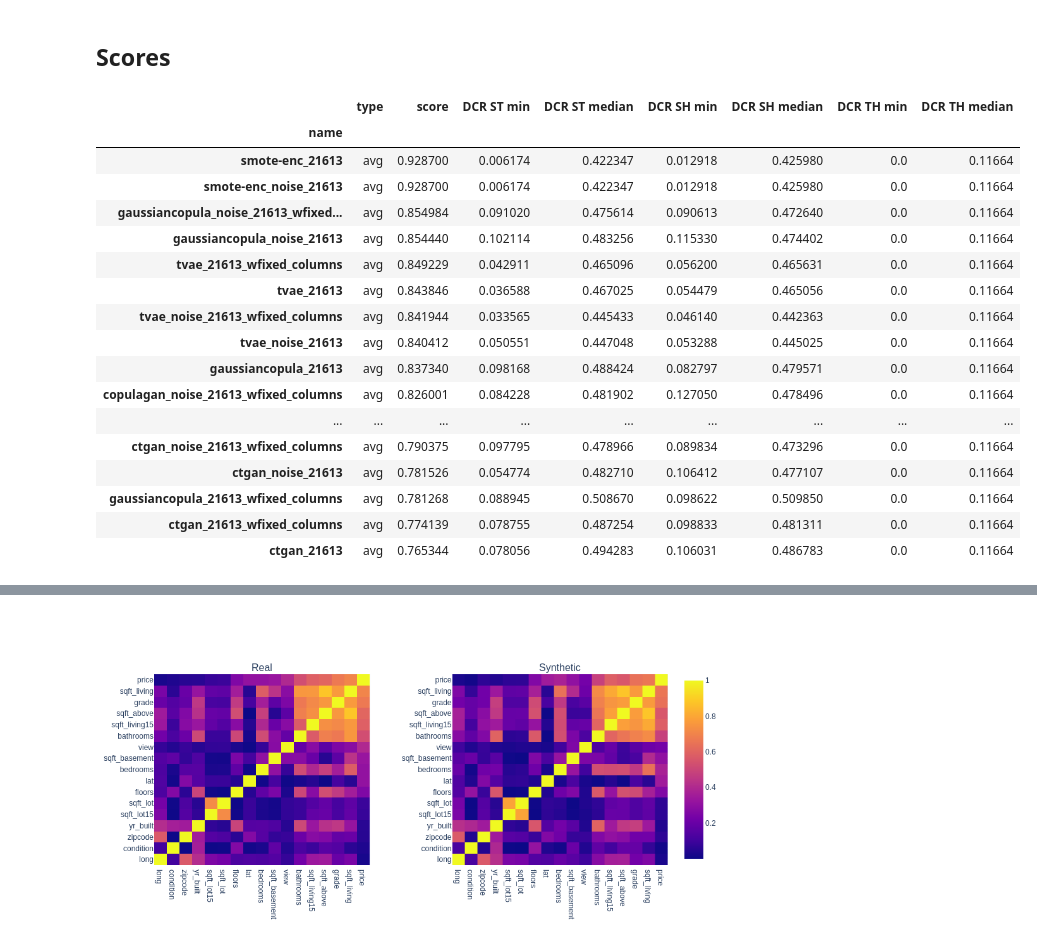
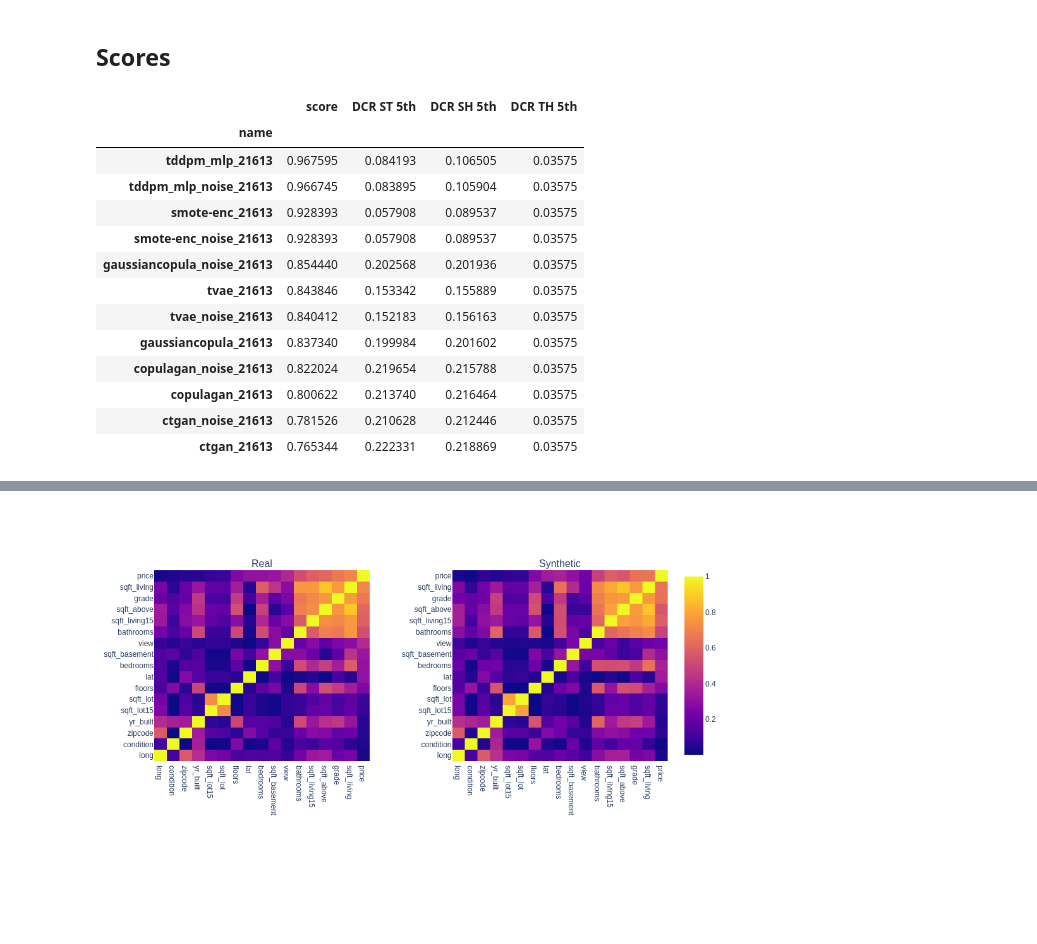
Before and after one commit to gvillarroel/synthetic-data-for-text, a Jupyter notebook: notebooks/kingcounty.ipynb, the cells around one changed output, grey strips where cells are left out. Saved outputs shown, nothing was run; the diff lists cells and outputs as text; code cells hidden in the pictures; blank space fills up the shorter version.

```diff
--- a/notebooks/kingcounty.ipynb
+++ b/notebooks/kingcounty.ipynb
@@ -29,7 +29,7 @@ syn = Synthetic(df,
         models=MODELS.keys(),
         target_column="price",
         n_sample = 21613,
-        max_cpu_pool=5
+        max_cpu_pool=1
 )
 # %%
 %%capture  --no-display
@@ -73,28 +73,24 @@ metrics[metrics.is_categorical].dropna(axis=1, how='all')
 # %% [markdown]
 ## Scores
 # %%
-best_model = "smote-enc_21613"
+best_model = "tddpm_mlp_21613"
 avg = syn.scores[syn.scores["type"] == "avg"]
-avg.sort_values("score", ascending=False)
+avg.sort_values("score", ascending=False)[["score", "DCR ST 5th", "DCR SH 5th", "DCR TH 5th"]]
 # %% [output]
-|  | type | score | DCR ST min | DCR ST median | DCR SH min | DCR SH median | DCR TH min | DCR TH median |
-| name |  |  |  |  |  |  |  |  |
-| smote-enc_21613 | avg | 0.928700 | 0.006174 | 0.422347 | 0.012918 | 0.425980 | 0.0 | 0.11664 |
-| smote-enc_noise_21613 | avg | 0.928700 | 0.006174 | 0.422347 | 0.012918 | 0.425980 | 0.0 | 0.11664 |
-| gaussiancopula_noise_21613_wfixed... | avg | 0.854984 | 0.091020 | 0.475614 | 0.090613 | 0.472640 | 0.0 | 0.11664 |
-| gaussiancopula_noise_21613 | avg | 0.854440 | 0.102114 | 0.483256 | 0.115330 | 0.474402 | 0.0 | 0.11664 |
-| tvae_21613_wfixed_columns | avg | 0.849229 | 0.042911 | 0.465096 | 0.056200 | 0.465631 | 0.0 | 0.11664 |
-| tvae_21613 | avg | 0.843846 | 0.036588 | 0.467025 | 0.054479 | 0.465056 | 0.0 | 0.11664 |
-| tvae_noise_21613_wfixed_columns | avg | 0.841944 | 0.033565 | 0.445433 | 0.046140 | 0.442363 | 0.0 | 0.11664 |
-| tvae_noise_21613 | avg | 0.840412 | 0.050551 | 0.447048 | 0.053288 | 0.445025 | 0.0 | 0.11664 |
-| gaussiancopula_21613 | avg | 0.837340 | 0.098168 | 0.488424 | 0.082797 | 0.479571 | 0.0 | 0.11664 |
-| copulagan_noise_21613_wfixed_columns | avg | 0.826001 | 0.084228 | 0.481902 | 0.127050 | 0.478496 | 0.0 | 0.11664 |
-| ... | ... | ... | ... | ... | ... | ... | ... | ... |
-| ctgan_noise_21613_wfixed_columns | avg | 0.790375 | 0.097795 | 0.478966 | 0.089834 | 0.473296 | 0.0 | 0.11664 |
-| ctgan_noise_21613 | avg | 0.781526 | 0.054774 | 0.482710 | 0.106412 | 0.477107 | 0.0 | 0.11664 |
-| gaussiancopula_21613_wfixed_columns | avg | 0.781268 | 0.088945 | 0.508670 | 0.098622 | 0.509850 | 0.0 | 0.11664 |
-| ctgan_21613_wfixed_columns | avg | 0.774139 | 0.078755 | 0.487254 | 0.098833 | 0.481311 | 0.0 | 0.11664 |
-| ctgan_21613 | avg | 0.765344 | 0.078056 | 0.494283 | 0.106031 | 0.486783 | 0.0 | 0.11664 |
+|  | score | DCR ST 5th | DCR SH 5th | DCR TH 5th |
+| name |  |  |  |  |
+| tddpm_mlp_21613 | 0.967595 | 0.084193 | 0.106505 | 0.03575 |
+| tddpm_mlp_noise_21613 | 0.966745 | 0.083895 | 0.105904 | 0.03575 |
+| smote-enc_21613 | 0.928393 | 0.057908 | 0.089537 | 0.03575 |
+| smote-enc_noise_21613 | 0.928393 | 0.057908 | 0.089537 | 0.03575 |
+| gaussiancopula_noise_21613 | 0.854440 | 0.202568 | 0.201936 | 0.03575 |
+| tvae_21613 | 0.843846 | 0.153342 | 0.155889 | 0.03575 |
+| tvae_noise_21613 | 0.840412 | 0.152183 | 0.156163 | 0.03575 |
+| gaussiancopula_21613 | 0.837340 | 0.199984 | 0.201602 | 0.03575 |
+| copulagan_noise_21613 | 0.822024 | 0.219654 | 0.215788 | 0.03575 |
+| copulagan_21613 | 0.800622 | 0.213740 | 0.216464 | 0.03575 |
+| ctgan_noise_21613 | 0.781526 | 0.210628 | 0.212446 | 0.03575 |
+| ctgan_21613 | 0.765344 | 0.222331 | 0.218869 | 0.03575 |
 # %%
 from syntheticml.data.charts import Charts
 for fig in syn.get_charts(best_model, {'date', 'id', 'zipcode', 'lat', 'long', 'yr_renovated'}):
```
Also changed, not shown: parts of 5 cells of this notebook, 18 other files.
